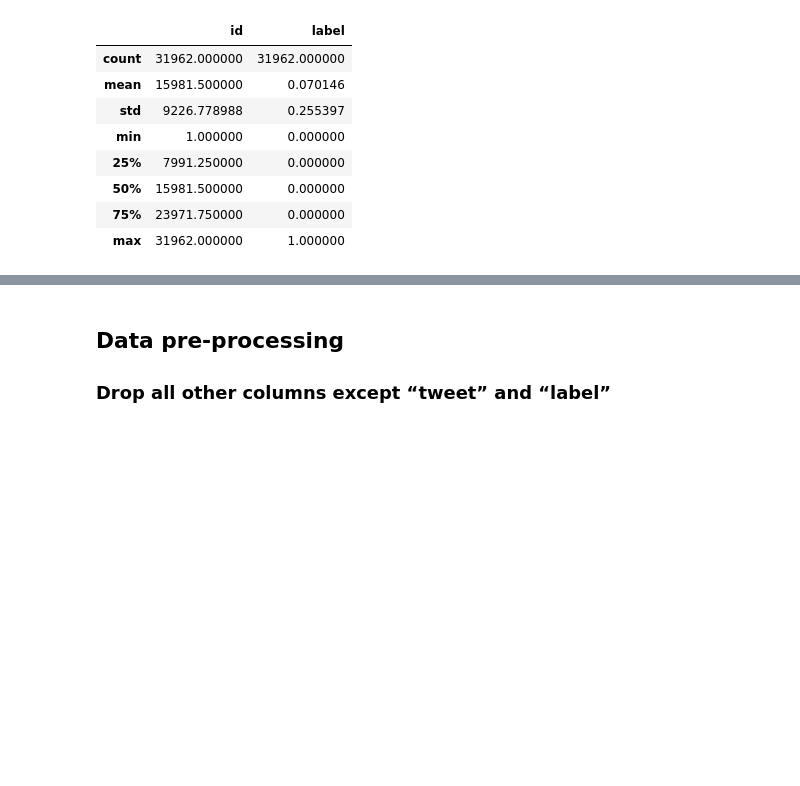
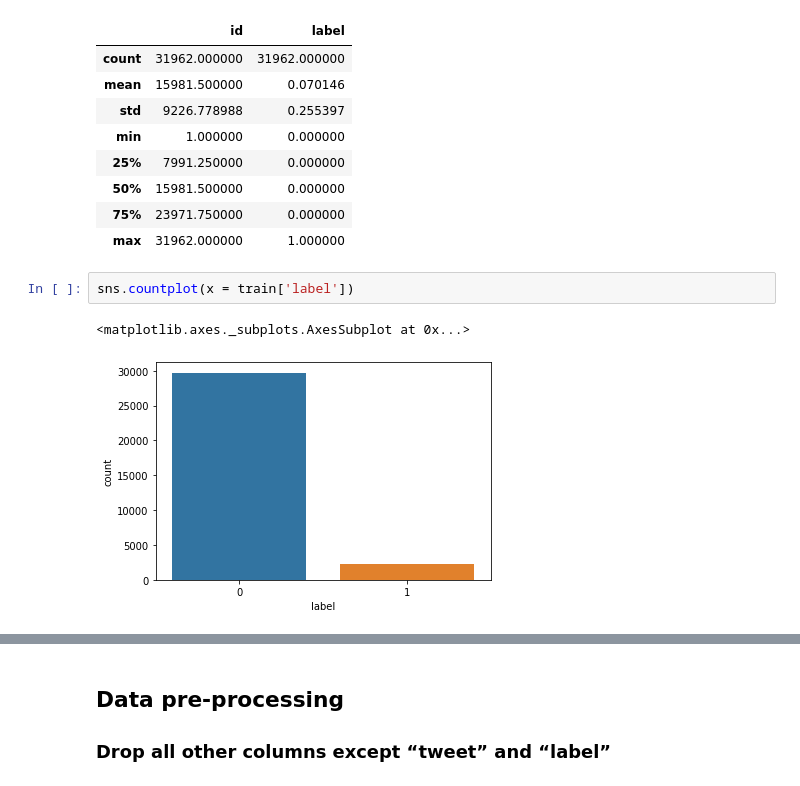
Before and after one commit to nishantbala/twitter-sentiment-analysis, a Jupyter notebook: sentiment-analysis.ipynb, the cells around one changed output, grey strips where cells are left out. Drawn from its saved outputs; the diff is of its cells as text; blank space fills up the shorter version.

```diff
--- a/sentiment-analysis.ipynb
+++ b/sentiment-analysis.ipynb
@@ -68,3 +77,8 @@ train.describe()
 | 50% | 15981.500000 | 0.000000 |
 | 75% | 23971.750000 | 0.000000 |
 | max | 31962.000000 | 1.000000 |
+# %%
+sns.countplot(x = train['label'])
+# %% [output]
+<matplotlib.axes._subplots.AxesSubplot at 0x...>
+[figure, added]
```
Also changed, not shown: parts of 23 cells of this notebook.
